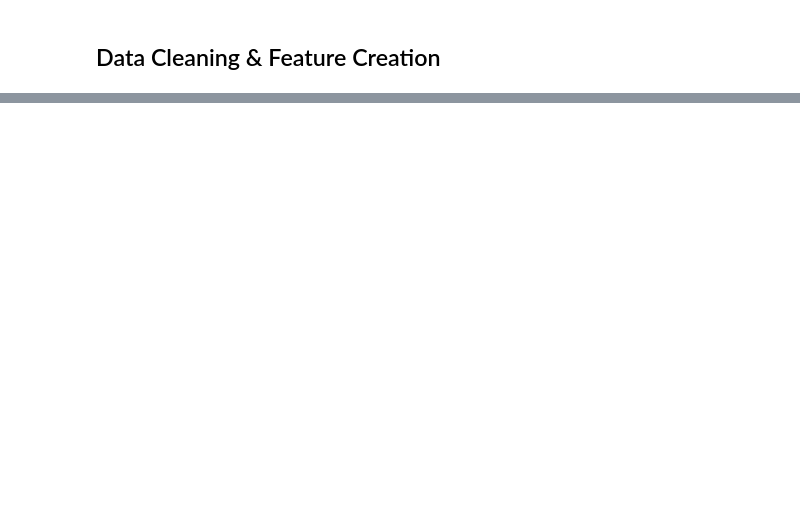
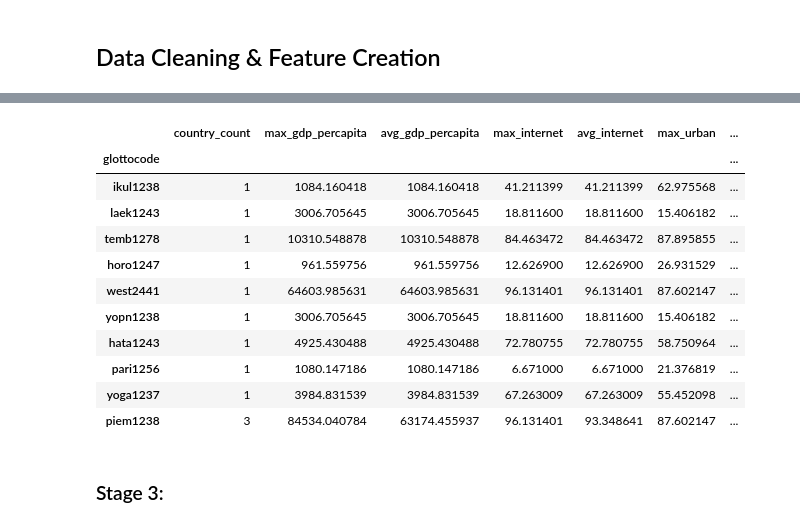
Before and after one commit to jandersen12/Machine-Learning-Endangered-Languages, a Jupyter notebook: Data-Cleaning/data-pipeline.ipynb, the cells around one changed output, grey strips where cells are left out. Drawn from its saved outputs; the diff is of its cells as text; code cells hidden in the pictures; blank space fills up the shorter version.

Commit message:
progress on merging new dataframes - done w/world bank, glottolog, and elcat

```diff
--- a/Data-Cleaning/data-pipeline.ipynb
+++ b/Data-Cleaning/data-pipeline.ipynb
@@ -354,0 +614,12 @@ urban_growth.head()
+# %%
+def alpha2_to_alpha3(code):
+    """Convert alpha-2 country code to alpha-3 using pycountry."""
+    try:
+        return pycountry.countries.get(alpha_2=code.strip()).alpha_3
+    except:
+        return None
+# %%
+# Explode country lists to one row per (language, country) pair
+lang_country = master_df[['glottocode', 'countries']].explode('countries').copy()
+lang_country['economy'] = lang_country['countries'].map(alpha2_to_alpha3)
+lang_country.head()
@@ -354,0 +633,8 @@ urban_growth.head()
+# %%
+# Join World Bank data
+lang_wb = lang_country.merge(
+    wb_merged,
+    on= 'economy',
+    how= 'left'
+)
+lang_wb.sample(5)
@@ -354,0 +648,28 @@ urban_growth.head()
+# %%
+# Aggregate per language
+wb_agg = lang_wb.groupby('glottocode').agg(
+    country_count = ('economy', 'nunique'),
+    max_gdp_percapita=('gdp_per_capita', 'max'),
+    avg_gdp_percapita=('gdp_per_capita', 'mean'),
+    max_internet=('internet_users_pct', 'max'),
+    avg_internet=('internet_users_pct', 'mean'),
+    max_urban=('urban_population_pct', 'max'),
+    avg_urban=('urban_population_pct', 'mean'),
+    max_urban_growth=('urban_growth_pct', 'max'),
+    avg_urban_growth=('urban_growth_pct', 'mean'),
+)
+# %%
+wb_agg.sample(10)
+# %% [output]
+|  | country_count | max_gdp_percapita | avg_gdp_percapita | max_internet | avg_internet | max_urban | ... |
+| glottocode |  |  |  |  |  |  | ... |
+| ikul1238 | 1 | 1084.160418 | 1084.160418 | 41.211399 | 41.211399 | 62.975568 | ... |
+| laek1243 | 1 | 3006.705645 | 3006.705645 | 18.811600 | 18.811600 | 15.406182 | ... |
+| temb1278 | 1 | 10310.548878 | 10310.548878 | 84.463472 | 84.463472 | 87.895855 | ... |
+| horo1247 | 1 | 961.559756 | 961.559756 | 12.626900 | 12.626900 | 26.931529 | ... |
+| west2441 | 1 | 64603.985631 | 64603.985631 | 96.131401 | 96.131401 | 87.602147 | ... |
+| yopn1238 | 1 | 3006.705645 | 3006.705645 | 18.811600 | 18.811600 | 15.406182 | ... |
+| hata1243 | 1 | 4925.430488 | 4925.430488 | 72.780755 | 72.780755 | 58.750964 | ... |
+| pari1256 | 1 | 1080.147186 | 1080.147186 | 6.671000 | 6.671000 | 21.376819 | ... |
+| yoga1237 | 1 | 3984.831539 | 3984.831539 | 67.263009 | 67.263009 | 55.452098 | ... |
+| piem1238 | 3 | 84534.040784 | 63174.455937 | 96.131401 | 93.348641 | 87.602147 | ... |
@@ -354,0 +682,2 @@ urban_growth.head()
+# %% [markdown]
+### Stage 3:
```
Also changed, not shown: parts of 31 cells of this notebook.
